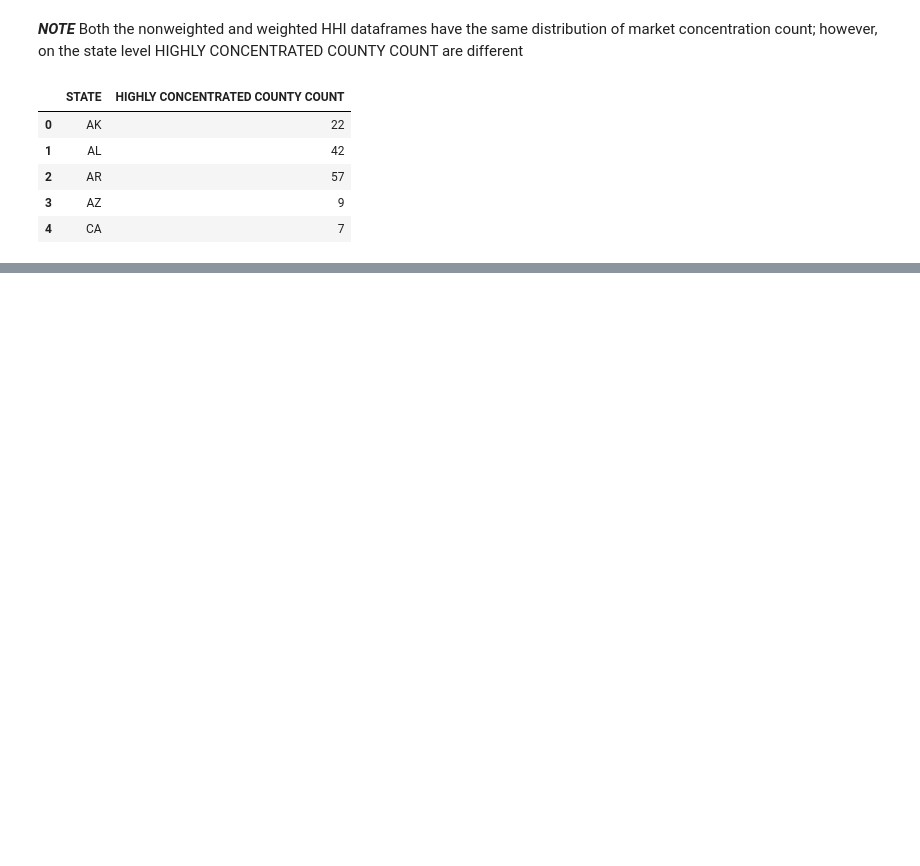
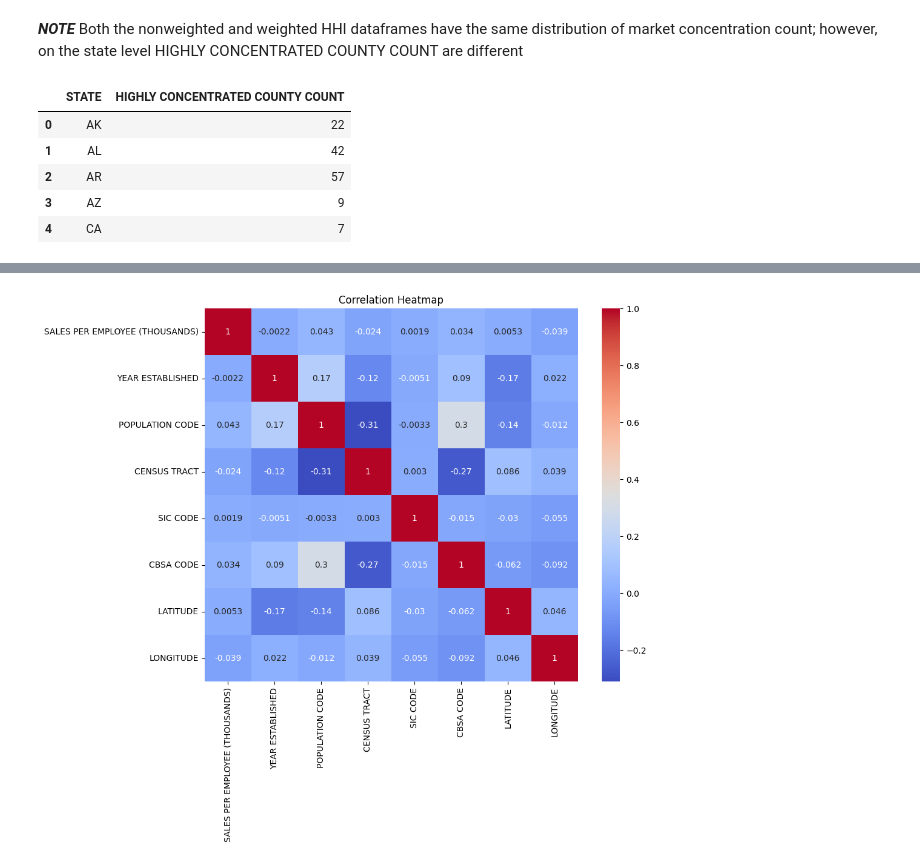
Before and after one commit to Kenthia11/rafi-grocery, a Jupyter notebook: notebooks/SEBASTIAN-CLEANED-EDA.ipynb, the cells around one changed output, grey strips where cells are left out. Saved outputs shown, nothing was run; the diff lists cells and outputs as text; code cells hidden in the pictures; blank space fills up the shorter version.

```diff
--- a/notebooks/SEBASTIAN-CLEANED-EDA.ipynb
+++ b/notebooks/SEBASTIAN-CLEANED-EDA.ipynb
@@ -717,0 +681,4 @@ supermarkets_2022_il["COUNTY CODE"].nunique()
+# %%
+#Created a composite variable since Sales and Employees based on Location are highly correlated
+supermarkets_2022['SALES PER EMPLOYEE (THOUSANDS)'] = supermarkets_2022['SALES VOLUME (9) - LOCATION'] / supermarkets_2022['EMPLOYEE SIZE (5) - LOCATION']
+supermarkets_2022.head()
@@ -717,0 +696,16 @@ supermarkets_2022_il["COUNTY CODE"].nunique()
+# %%
+columns = ["SALES PER EMPLOYEE (THOUSANDS)", "YEAR ESTABLISHED", "POPULATION CODE",
+           "CENSUS TRACT", "SIC CODE", "CBSA CODE", "LATITUDE", "LONGITUDE"]
+
+subset = supermarkets_2022[columns]
+corr_matrix = subset.corr()
+
+# # Create a heatmap of the correlation matrix
+plt.figure(figsize=(10, 8))
+sns.heatmap(corr_matrix, annot=True, cmap="coolwarm", square=True)
+plt.title("Correlation Heatmap")
+plt.show()
+
+#MULTICOLLINARITY: SALES VOLUME (9) - LOCATION and EMPLOYEE SIZE (5) - LOCATION: 0.820814
+# %% [output]
+[figure, added]
```
Also changed, not shown: parts of 24 cells of this notebook.
